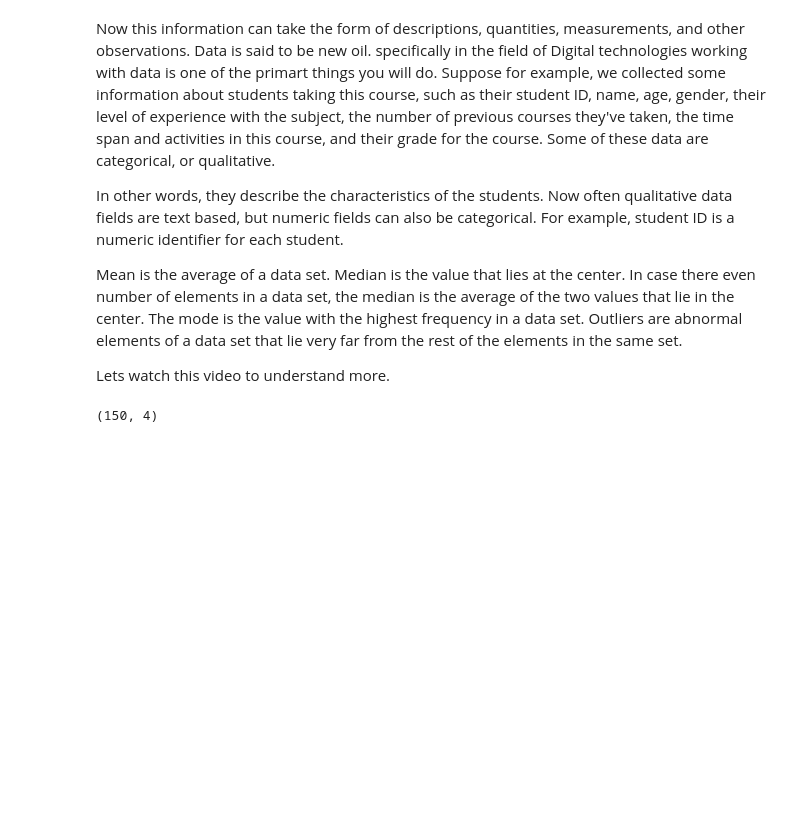
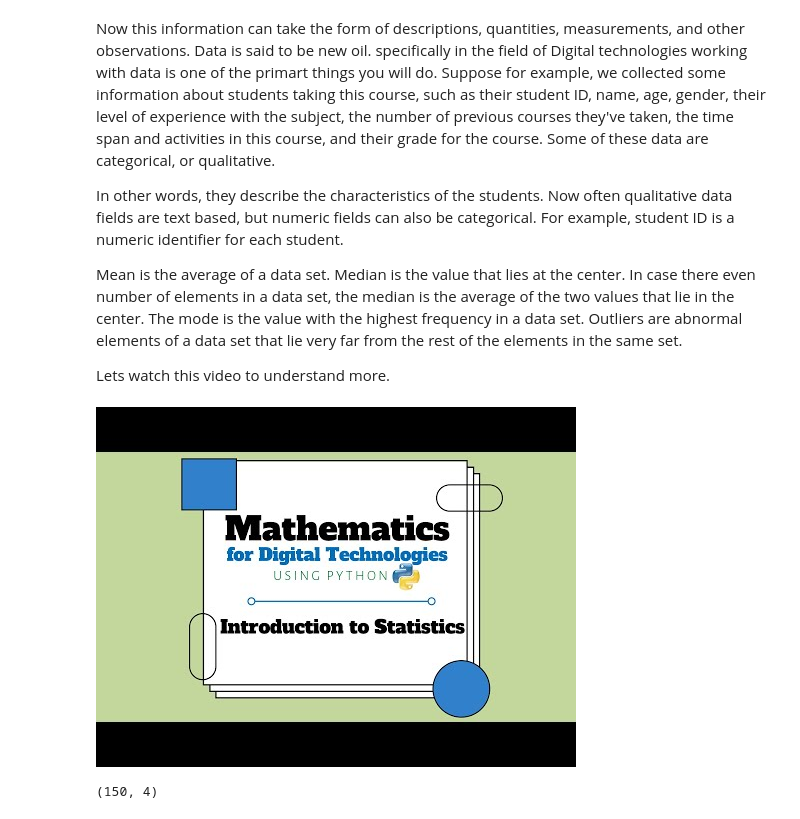
Before and after one commit to yogeshmpandey/M4DT, a Jupyter notebook: Statistics_and_Probability/Statistics_and_Probability.ipynb, the cells around one changed output. Drawn from its saved outputs; the diff is of its cells as text; code cells hidden in the pictures; blank space fills up the shorter version.

```diff
--- a/Statistics_and_Probability/Statistics_and_Probability.ipynb
+++ b/Statistics_and_Probability/Statistics_and_Probability.ipynb
@@ -11,5 +11,10 @@ In other words, they describe the characteristics of the students. Now often qua
 Mean is the average of a data set. Median is the value that lies at the center. In case there even number of elements in a data set, the median is the average of the two values that lie in the center. The mode is the value with the highest frequency in a data set. Outliers are abnormal elements of a data set that lie very far from the rest of the elements in the same set.
 
 Lets watch this video to understand more.
+# %%
+from IPython.display import YouTubeVideo
+YouTubeVideo('1JYGdI58xuU', width=860, height=460)
+# %% [output]
+[figure, added]
 # %%
 import matplotlib.pyplot as plt
```
Also changed, not shown: parts of 4 cells of this notebook, 5 other files.
